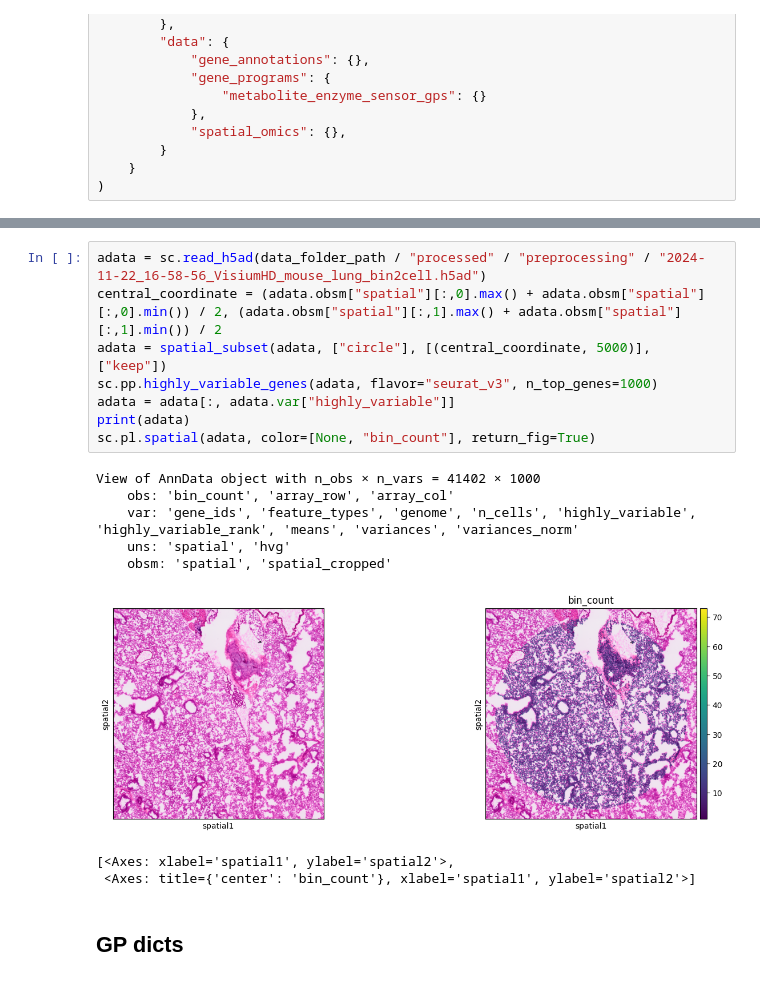
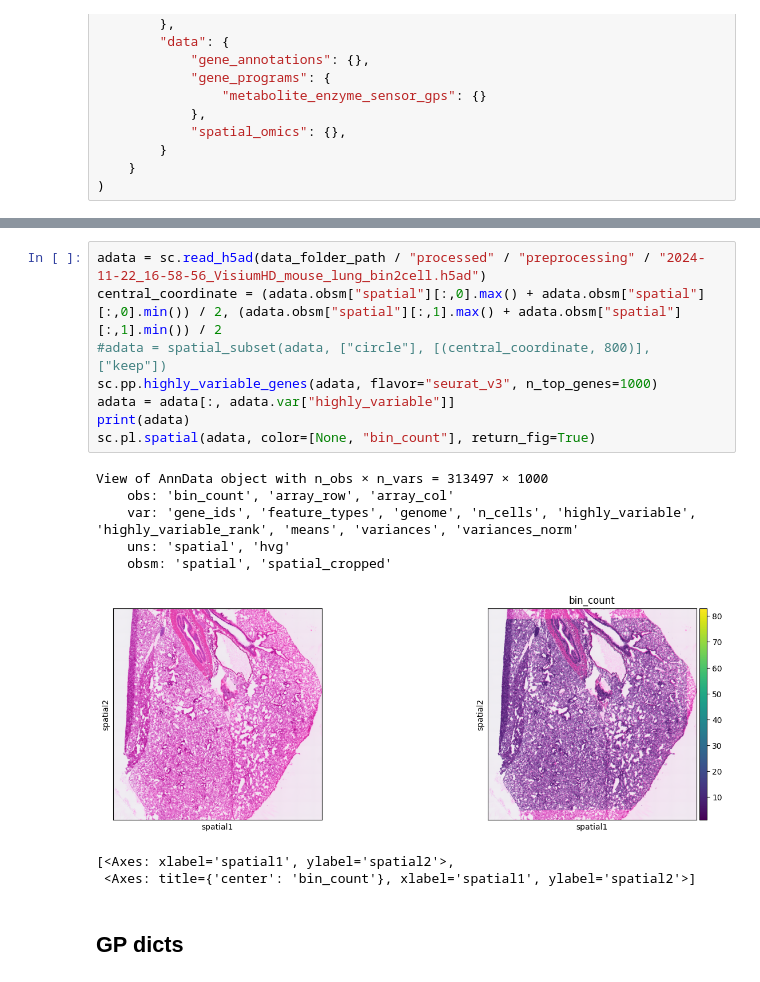
Before and after one commit to Talavera-Lopez-Lab/SocialNichesHD, a Jupyter notebook: 0-Preprocessing/2-NicheCompass.ipynb, the cells around one changed output, grey strips where cells are left out. Cells and saved outputs as stored; diff of their text form.

```diff
--- a/0-Preprocessing/2-NicheCompass.ipynb
+++ b/0-Preprocessing/2-NicheCompass.ipynb
@@ -86,18 +70,18 @@ AnnData object with n_obs × n_vars = 91246 × 1022
 # %%
 adata = sc.read_h5ad(data_folder_path / "processed" / "preprocessing" / "2024-11-22_16-58-56_VisiumHD_mouse_lung_bin2cell.h5ad")
 central_coordinate = (adata.obsm["spatial"][:,0].max() + adata.obsm["spatial"][:,0].min()) / 2, (adata.obsm["spatial"][:,1].max() + adata.obsm["spatial"][:,1].min()) / 2
-adata = spatial_subset(adata, ["circle"], [(central_coordinate, 5000)], ["keep"])
+#adata = spatial_subset(adata, ["circle"], [(central_coordinate, 800)], ["keep"])
 sc.pp.highly_variable_genes(adata, flavor="seurat_v3", n_top_genes=1000)
 adata = adata[:, adata.var["highly_variable"]]
 print(adata)
 sc.pl.spatial(adata, color=[None, "bin_count"], return_fig=True)
 # %% [output]
-View of AnnData object with n_obs × n_vars = 41402 × 1000
+View of AnnData object with n_obs × n_vars = 313497 × 1000
     obs: 'bin_count', 'array_row', 'array_col'
     var: 'gene_ids', 'feature_types', 'genome', 'n_cells', 'highly_variable', 'highly_variable_rank', 'means', 'variances', 'variances_norm'
     uns: 'spatial', 'hvg'
     obsm: 'spatial', 'spatial_cropped'
-[figure, old version]
+[figure, new version]
 [<Axes: xlabel='spatial1', ylabel='spatial2'>,
  <Axes: title={'center': 'bin_count'}, xlabel='spatial1', ylabel='spatial2'>]
 # %% [markdown]
```
Also changed, not shown: parts of 7 cells of this notebook, 1 other file.
